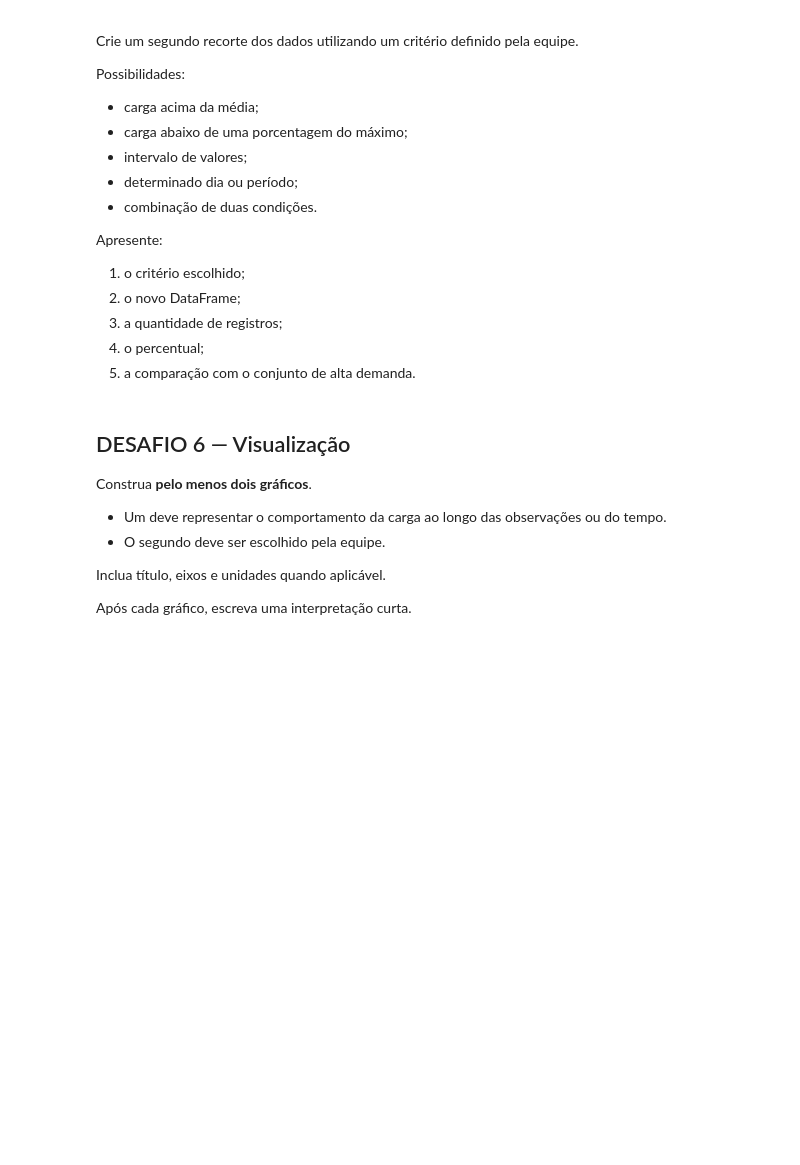
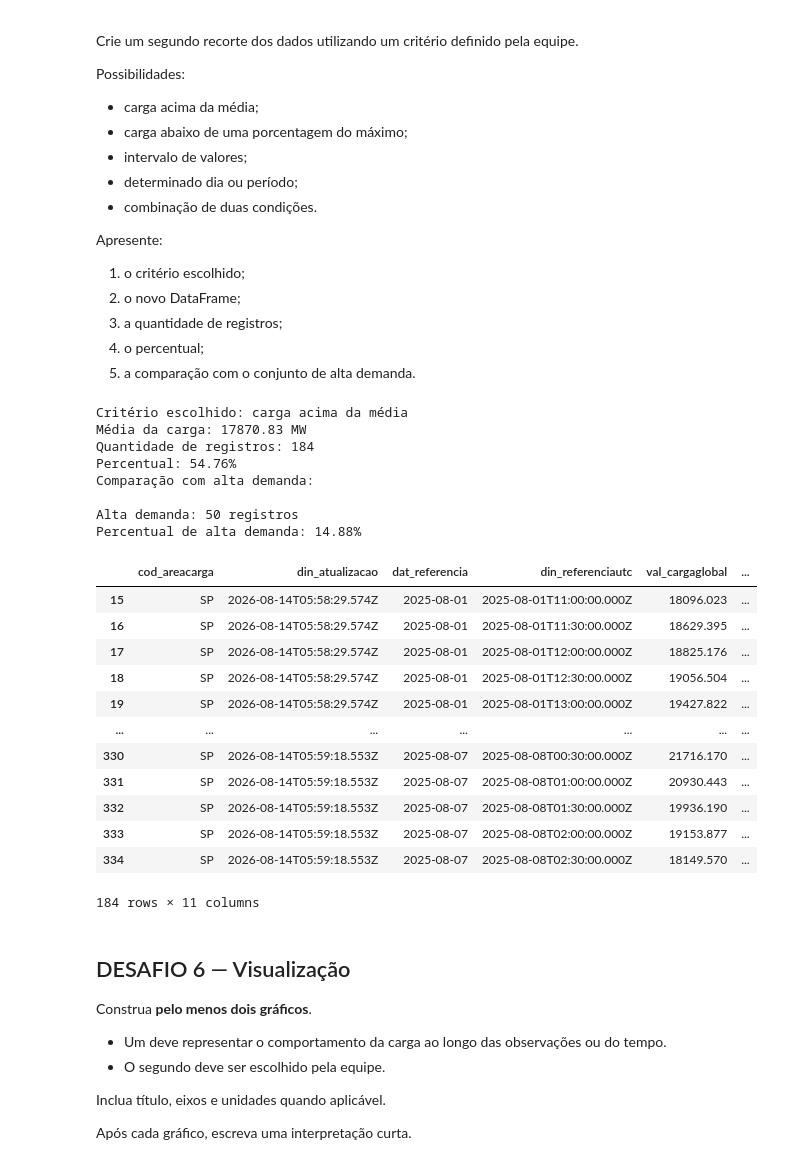
Before and after one commit to osaybtw/SERS-Energia_ONS_API, a Jupyter notebook: Desafio_Final_Energia_ONS_API_Colab_(1)_(1).ipynb, the cells around one changed output. Cells and saved outputs as stored; diff of their text form; code cells hidden in the pictures; blank space fills up the shorter version.

```diff
--- a/Desafio_Final_Energia_ONS_API_Colab_(1)_(1).ipynb
+++ b/Desafio_Final_Energia_ONS_API_Colab_(1)_(1).ipynb
@@ -618,3 +623,70 @@ Apresente:
+# %%
+# Desenvolva aqui o DESAFIO 5
+
+# Critério escolhido: carga acima da média
+
+dados_desafio5 = pd.DataFrame(registros)
+
+media_carga = dados_desafio5["val_cargaglobal"].mean()
+
+dados_acima_media = dados_desafio5[
+    dados_desafio5["val_cargaglobal"] > media_carga
+]
+
+quantidade_acima_media = len(dados_acima_media)
+
+percentual_acima_media = (
+    quantidade_acima_media / len(dados_desafio5)
+) * 100
+
+# Alta demanda, carga acima de 90% do valor máximo
+
+carga_maxima = dados_desafio5["val_cargaglobal"].max()
+
+limiar_alta_demanda = carga_maxima * 0.90
+
+alta_demanda = dados_desafio5[
+    dados_desafio5["val_cargaglobal"] > limiar_alta_demanda
+]
+
+quantidade_alta_demanda = len(alta_demanda)
+
+percentual_alta_demanda = (
+    quantidade_alta_demanda / len(dados_desafio5)
+) * 100
+
+print("Critério escolhido: carga acima da média")
+print(f"Média da carga: {media_carga:.2f} MW")
+print(f"Quantidade de registros: {quantidade_acima_media}")
+print(f"Percentual: {percentual_acima_media:.2f}%")
+
+print("Comparação com alta demanda:\n")
+print(f"Alta demanda: {quantidade_alta_demanda} registros")
+print(f"Percentual de alta demanda: {percentual_alta_demanda:.2f}%")
+
+dados_acima_media
+# %% [output]
+Critério escolhido: carga acima da média
+Média da carga: 17870.83 MW
+Quantidade de registros: 184
+Percentual: 54.76%
+Comparação com alta demanda:
+
+Alta demanda: 50 registros
+Percentual de alta demanda: 14.88%
+|  | cod_areacarga | din_atualizacao | dat_referencia | din_referenciautc | val_cargaglobal | ... |
+| 15 | SP | 2026-08-14T05:58:29.574Z | 2025-08-01 | 2025-08-01T11:00:00.000Z | 18096.023 | ... |
+| 16 | SP | 2026-08-14T05:58:29.574Z | 2025-08-01 | 2025-08-01T11:30:00.000Z | 18629.395 | ... |
+| 17 | SP | 2026-08-14T05:58:29.574Z | 2025-08-01 | 2025-08-01T12:00:00.000Z | 18825.176 | ... |
+| 18 | SP | 2026-08-14T05:58:29.574Z | 2025-08-01 | 2025-08-01T12:30:00.000Z | 19056.504 | ... |
+| 19 | SP | 2026-08-14T05:58:29.574Z | 2025-08-01 | 2025-08-01T13:00:00.000Z | 19427.822 | ... |
+| ... | ... | ... | ... | ... | ... | ... |
+| 330 | SP | 2026-08-14T05:59:18.553Z | 2025-08-07 | 2025-08-08T00:30:00.000Z | 21716.170 | ... |
+| 331 | SP | 2026-08-14T05:59:18.553Z | 2025-08-07 | 2025-08-08T01:00:00.000Z | 20930.443 | ... |
+| 332 | SP | 2026-08-14T05:59:18.553Z | 2025-08-07 | 2025-08-08T01:30:00.000Z | 19936.190 | ... |
+| 333 | SP | 2026-08-14T05:59:18.553Z | 2025-08-07 | 2025-08-08T02:00:00.000Z | 19153.877 | ... |
+| 334 | SP | 2026-08-14T05:59:18.553Z | 2025-08-07 | 2025-08-08T02:30:00.000Z | 18149.570 | ... |
+184 rows × 11 columns
 # %% [markdown]
 ## DESAFIO 6 — Visualização
 
```
Also changed, not shown: parts of 8 cells of this notebook.
